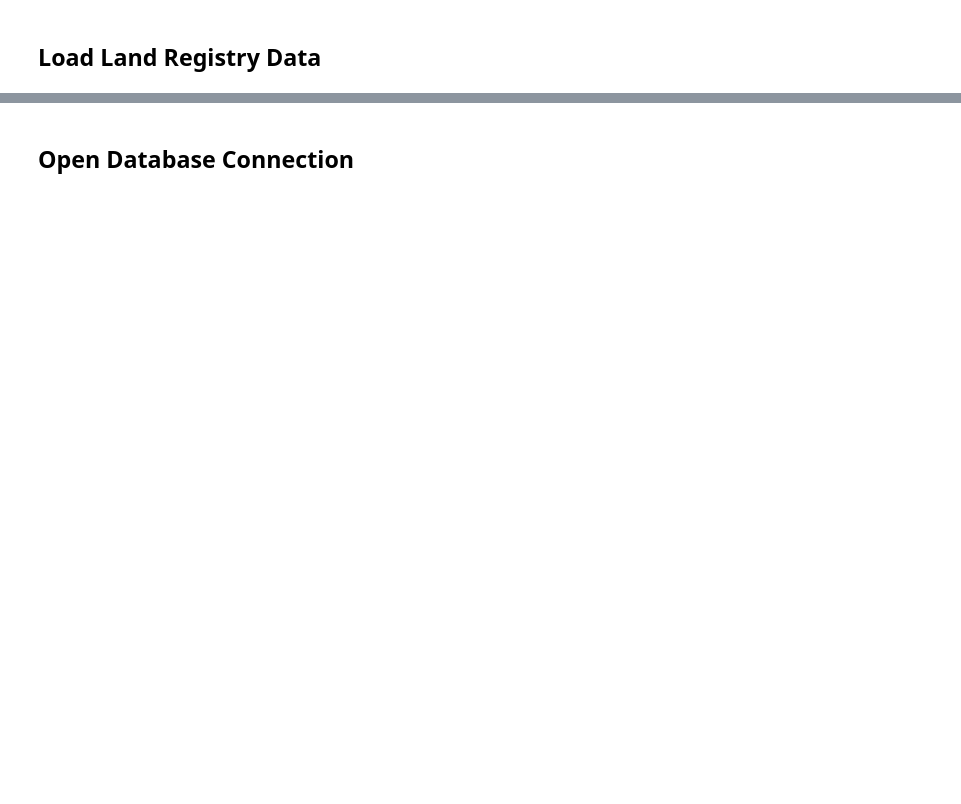
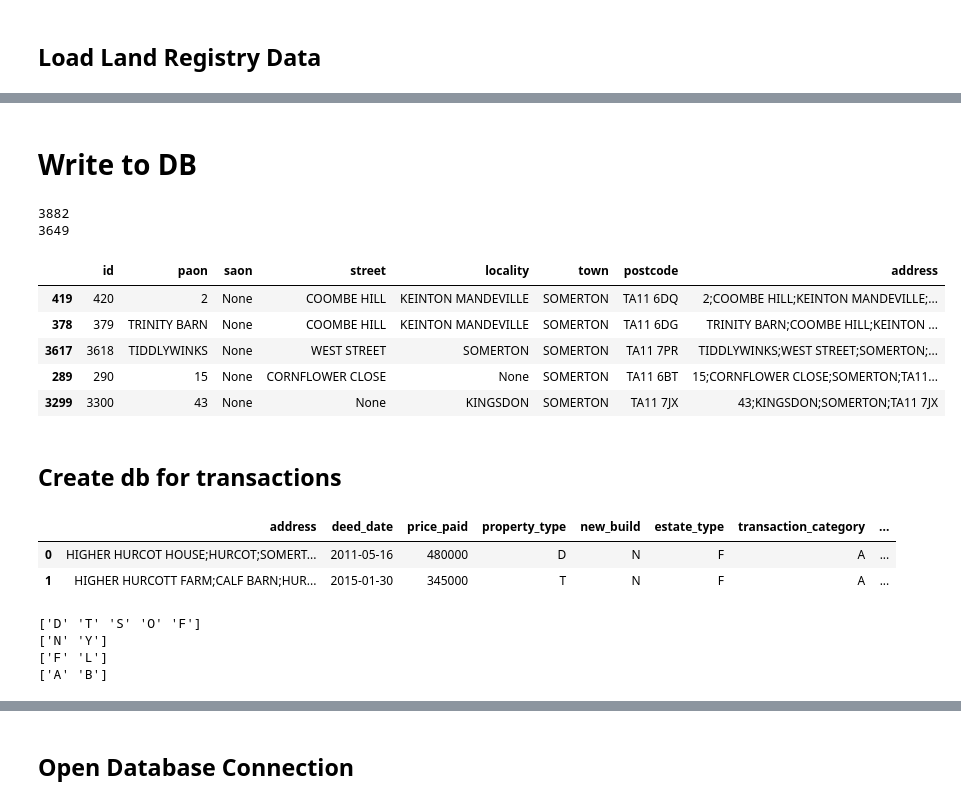
Before and after one commit to BDEvan5/property_prices, a Jupyter notebook: property_prices/test_data_store.ipynb, the cells around one changed output, grey strips where cells are left out. Saved outputs shown, nothing was run; the diff lists cells and outputs as text; code cells hidden in the pictures; blank space fills up the shorter version.

```diff
--- a/property_prices/test_data_store.ipynb
+++ b/property_prices/test_data_store.ipynb
@@ -24,0 +20,38 @@ display(df.head(2))
+# %% [markdown]
+# Write to DB
+# %%
+import duckdb
+
+con = duckdb.connect("../data/main.db")
+
+
+con.sql("DROP TABLE IF EXISTS properties")
+con.sql("DROP SEQUENCE IF EXISTS properties_id_seq")
+
+# Create squence & table
+con.sql("CREATE SEQUENCE properties_id_seq START 1")
+con.sql("""
+    CREATE TABLE properties (
+        id INTEGER PRIMARY KEY DEFAULT NEXTVAL('properties_id_seq'),
+        paon VARCHAR,
+        saon VARCHAR,
+        street VARCHAR,
+        locality VARCHAR,
+        town VARCHAR,
+        postcode VARCHAR,
+        district VARCHAR,
+        county VARCHAR,
+        address VARCHAR,
+    )
+""")
+#†odo: ensure no duplicates
+# %%
+property_columns = address_cols + ["address", "district", "county"]
+df_properties = df[property_columns].drop_duplicates().reset_index(drop=True)
+df_properties["address"].nunique() == len(df_properties["address"])
+print(len(df_properties["address"]))
+print(df_properties["address"].nunique())
+#TODO: fix the duplicate issue...
+# %% [output]
+3882
+3649
@@ -24,0 +65,12 @@ display(df.head(2))
+# %%
+df_test = con.sql("SELECT * FROM properties").df()
+display(df_test.sample(5))
+# %% [output]
+|  | id | paon | saon | street | locality | town | postcode | address |
+| 419 | 420 | 2 | None | COOMBE HILL | KEINTON MANDEVILLE | SOMERTON | TA11 6DQ | 2;COOMBE HILL;KEINTON MANDEVILLE;... |
+| 378 | 379 | TRINITY BARN | None | COOMBE HILL | KEINTON MANDEVILLE | SOMERTON | TA11 6DG | TRINITY BARN;COOMBE HILL;KEINTON ... |
+| 3617 | 3618 | TIDDLYWINKS | None | WEST STREET | SOMERTON | SOMERTON | TA11 7PR | TIDDLYWINKS;WEST STREET;SOMERTON;... |
+| 289 | 290 | 15 | None | CORNFLOWER CLOSE | None | SOMERTON | TA11 6BT | 15;CORNFLOWER CLOSE;SOMERTON;TA11... |
+| 3299 | 3300 | 43 | None | None | KINGSDON | SOMERTON | TA11 7JX | 43;KINGSDON;SOMERTON;TA11 7JX |
+# %% [markdown]
+## Create db for transactions
@@ -24,0 +101,19 @@ display(df.head(2))
+# %%
+df_transactions = df[["address", "deed_date", "price_paid", "property_type", "new_build", "estate_type", "transaction_category", "unique_id"]].copy()
+df_transactions["deed_date"] = pd.to_datetime(df_transactions["deed_date"])
+
+display(df_transactions.head(2))
+# %% [output]
+|  | address | deed_date | price_paid | property_type | new_build | estate_type | transaction_category | ... |
+| 0 | HIGHER HURCOT HOUSE;HURCOT;SOMERT... | 2011-05-16 | 480000 | D | N | F | A | ... |
+| 1 | HIGHER HURCOTT FARM;CALF BARN;HUR... | 2015-01-30 | 345000 | T | N | F | A | ... |
+# %%
+print(df["property_type"].unique())
+print(df["new_build"].unique())
+print(df["estate_type"].unique())
+print(df["transaction_category"].unique())
+# %% [output]
+['D' 'T' 'S' 'O' 'F']
+['N' 'Y']
+['F' 'L']
+['A' 'B']
```
Also changed, not shown: parts of 22 cells of this notebook.
